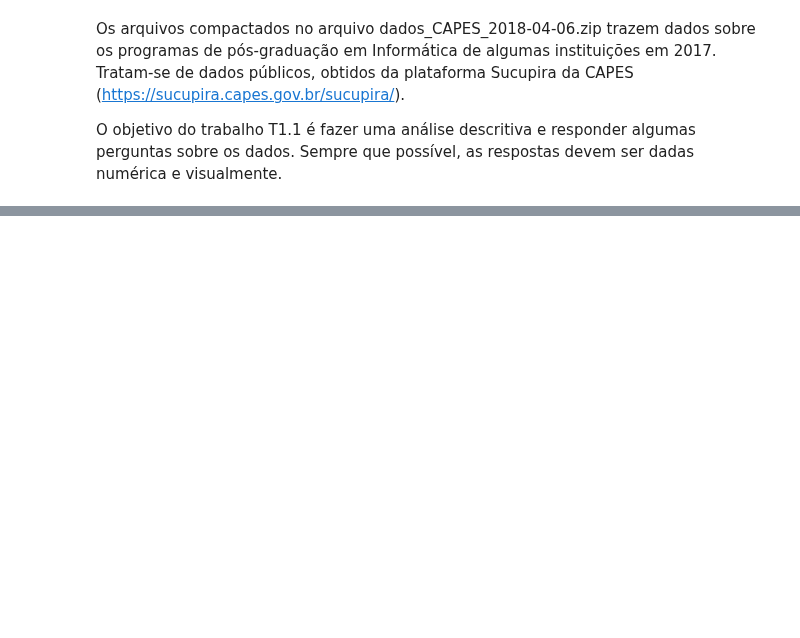
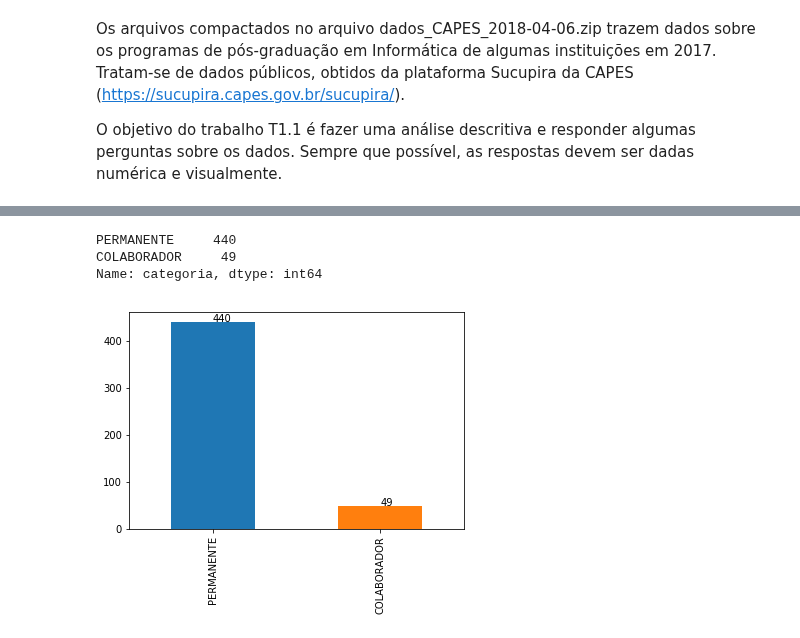
Before and after one commit to Pedalves/DataScience, a Jupyter notebook: CAPES/T1.1 Enunciado - Analise descritiva de dados de PG.ipynb, the cells around one changed output, grey strips where cells are left out. Drawn from its saved outputs; the diff is of its cells as text; code cells hidden in the pictures; blank space fills up the shorter version.

Commit message:
add discente and docente exercises

```diff
--- a/CAPES/T1.1 Enunciado - Analise descritiva de dados de PG.ipynb
+++ b/CAPES/T1.1 Enunciado - Analise descritiva de dados de PG.ipynb
@@ -16,0 +29,13 @@ qualis_df = pd.read_excel('Qualis CC 2013-2016.xlsx')
+# %%
+docentes_df.categoria.value_counts()
+# %% [output]
+PERMANENTE     440
+COLABORADOR     49
+Name: categoria, dtype: int64
+# %%
+plot = docentes_df.categoria.value_counts().plot(kind='bar')
+
+for idx, value in enumerate(list(docentes_df.categoria.value_counts())):
+    plot.annotate(value,(idx, value), xytext=(0, 0), textcoords='offset points')
+# %% [output]
+[figure, added]
```
Also changed, not shown: parts of 24 cells of this notebook.
